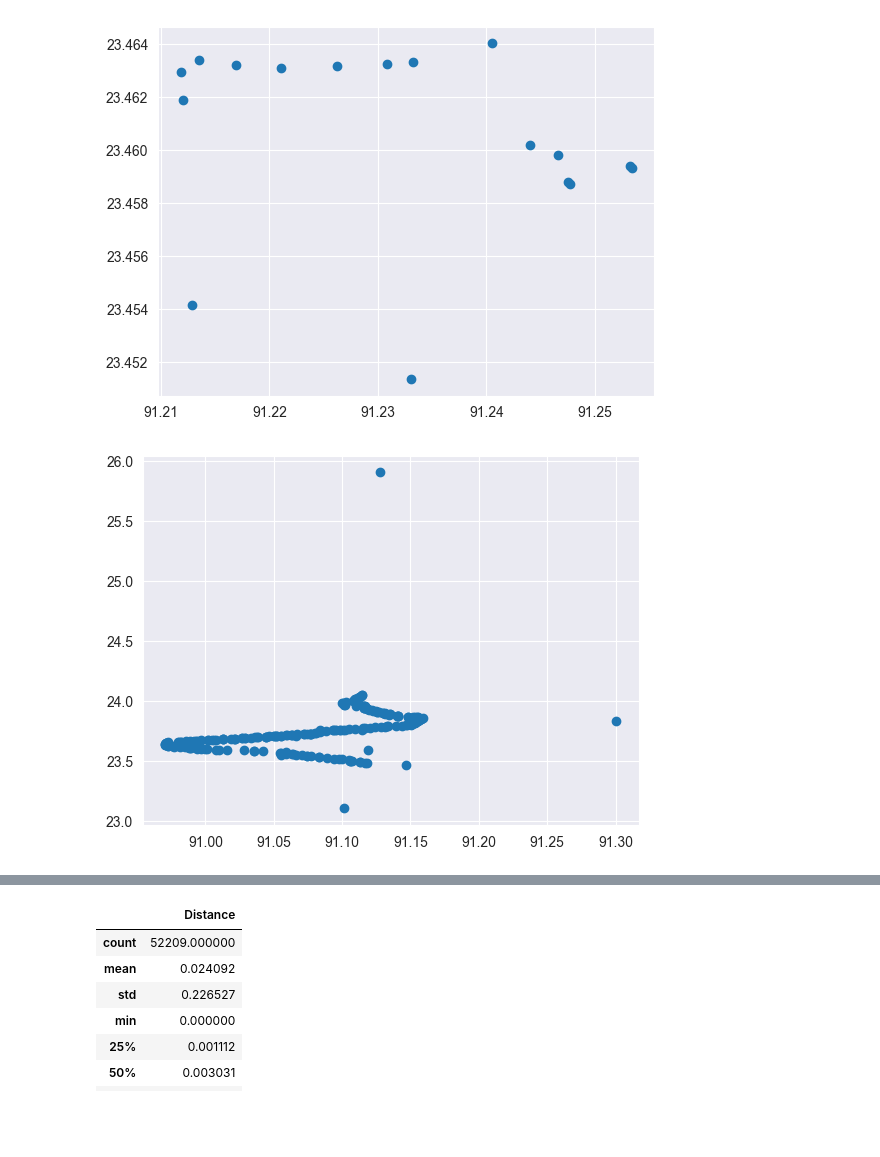
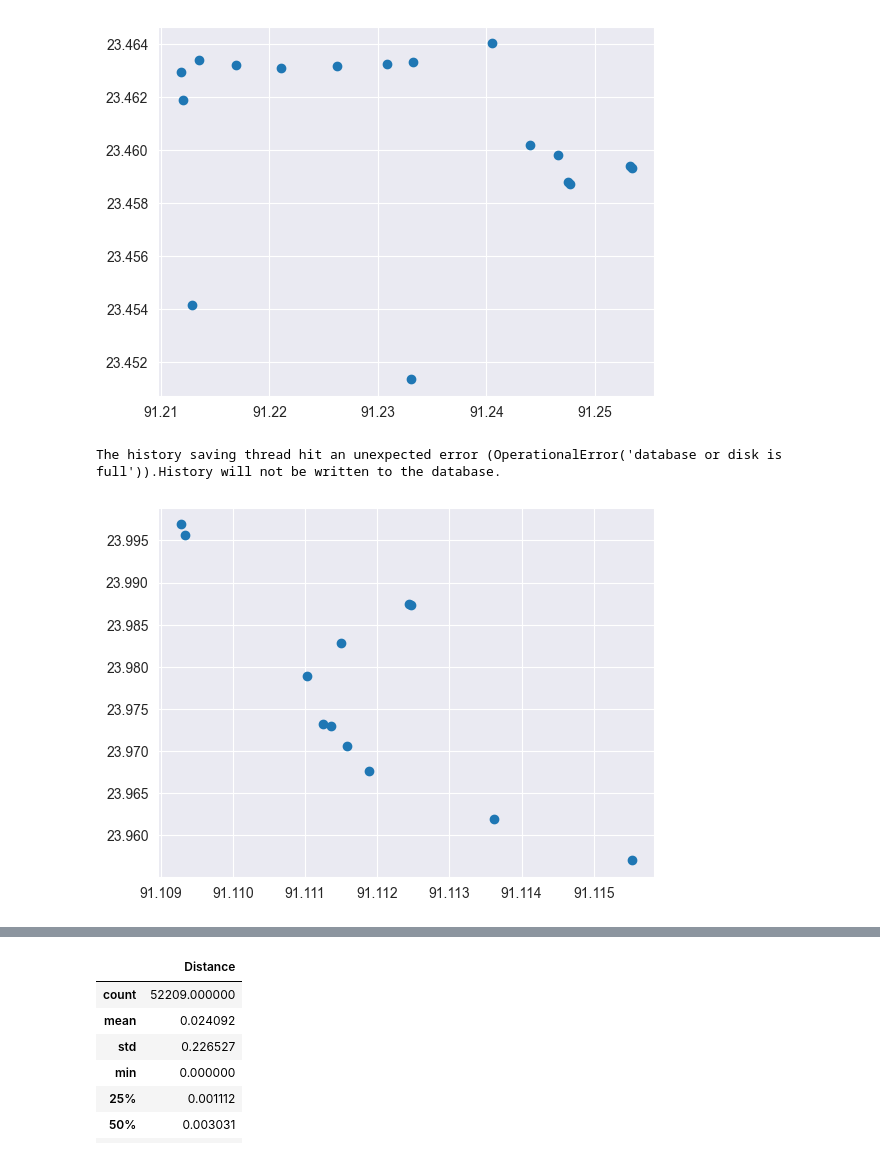
Before and after one commit to Anne-JS/advanced_simulation, a Jupyter notebook: Assignment 1 Julian.ipynb, the cells around one changed output, grey strips where cells are left out. Saved outputs shown, nothing was run; the diff lists cells and outputs as text; code cells hidden in the pictures; blank space fills up the shorter version.

```diff
--- a/Assignment 1 Julian.ipynb
+++ b/Assignment 1 Julian.ipynb
@@ -54,11 +54,12 @@ plt.show()
 # %% [output]
 [figure]
 # %%
-df_N102 = df_restructured[df_restructured['road'] == 'N102']
+df_N102 = df_restructured[df_restructured['road'] == 'N103']
 plt.scatter(df_N102['lon'], df_N102['lat'])
 plt.show()
 # %% [output]
+The history saving thread hit an unexpected error (OperationalError('database or disk is full')).History will not be written to the database.
-[figure, old version]
+[figure, new version]
 # %%
 df_restructured['road'].unique()
 # %% [output]
```
